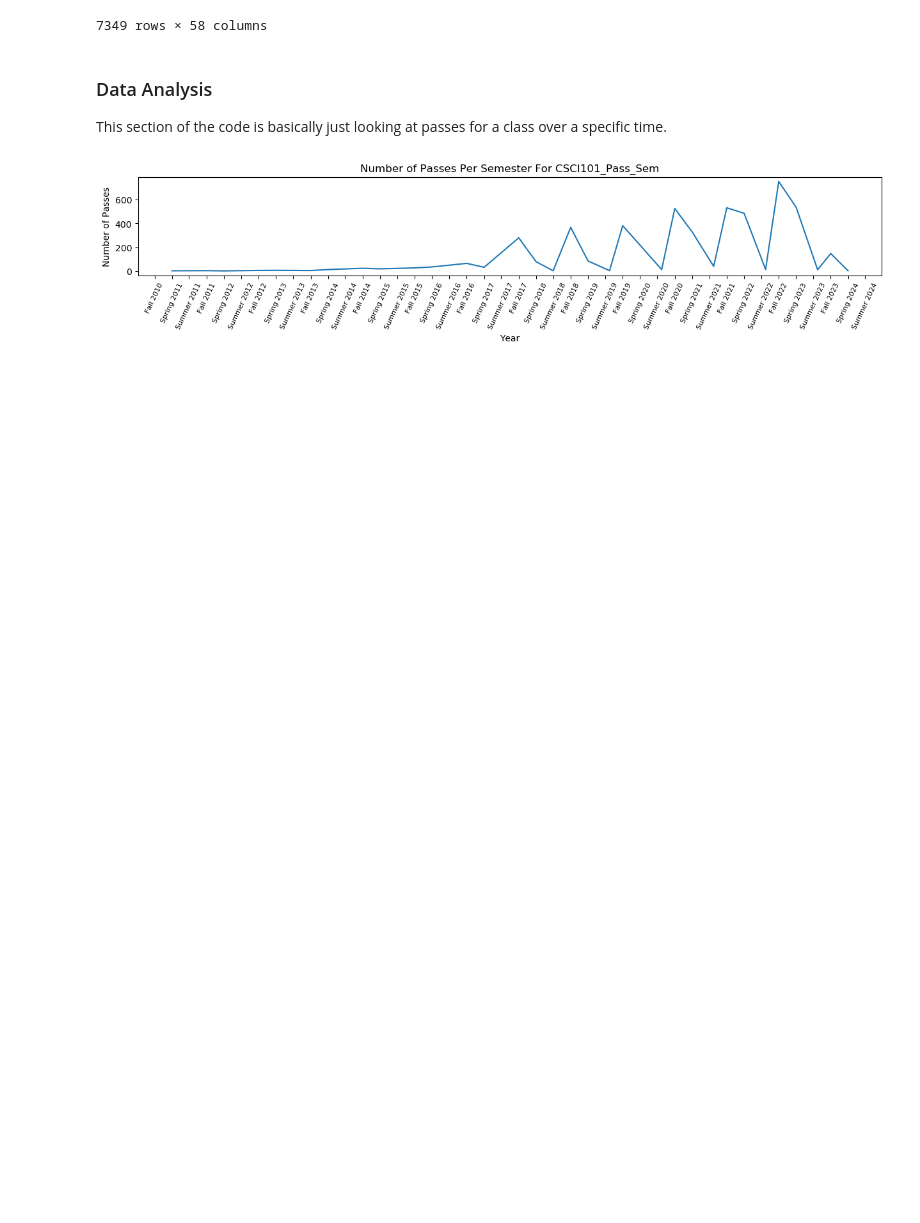
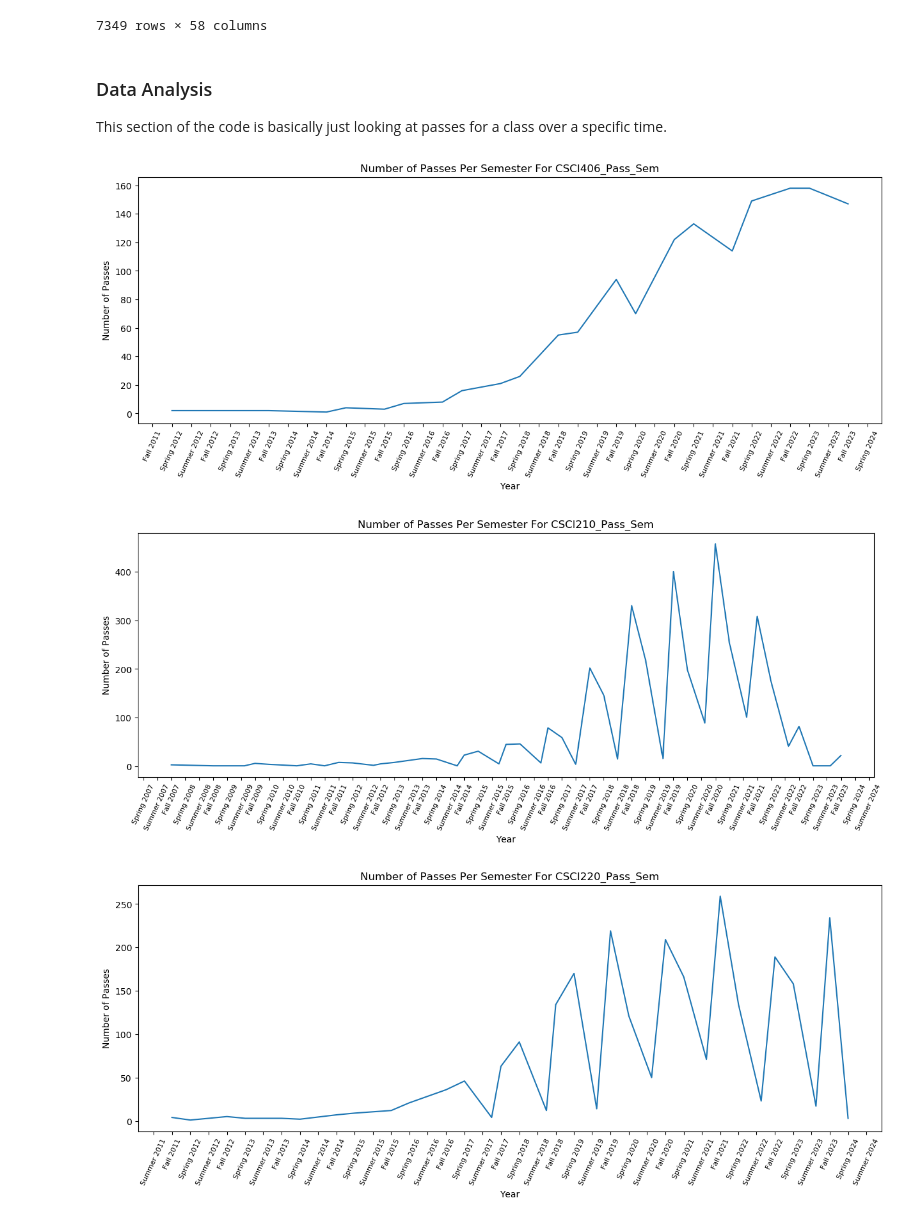
Before and after one commit to MehmetOzaslan/Network-Science-Project, a Jupyter notebook: data-exploration_csci220.ipynb, the cells around one changed output. Cells and saved outputs as stored; diff of their text form; code cells hidden in the pictures; blank space fills up the shorter version.

Commit message:
Graphed all necessary classes

```diff
--- a/data-exploration_csci220.ipynb
+++ b/data-exploration_csci220.ipynb
@@ -56,9 +56,17 @@ def merge_trans_classes(df):
 
     return df
 
+def merge_new_classes(df):
+    df["CSCI220_Pass_Sem"] = df["CSCI220_Pass_Sem"].combine_first(df["CSCI262_Pass_Sem"])
+    df["CSCI210_Pass_Sem"] = df["CSCI210_Pass_Sem"].combine_first(df["CSCI261_Pass_C_Sem"])
+    return df
+
+
+
 # Load the Excel file
 df = pd.read_excel('/home/lithium/Network-Science-Project/CS Course Enrollment Data 030824.xlsx')
 df = merge_trans_classes(df)
+df = merge_new_classes(df)
 
 # Get all the semester columns.
 semester_cols = df.columns[3:-2]
@@ -100,38 +108,47 @@ def get_class_data(class_name = 'CSCI406_Pass_Sem'):
 
 #Plot a single class.
 def plot_class(class_name):
-    fig, axis = plt.subplots(figsize=(15,2))
+    fig, axis = plt.subplots(figsize=(15,5))
     # fig.tight_layout(pad=10)
     class_data = get_class_data(class_name)
     ax_obj = axis
 
 
     def custom_formatter(x, pos):
         date = pl.num2date(x)
         month = date.month
         if month < 5:
             semester = "Spring"
         elif month >= 5 and month < 8:
             semester = "Summer"
         elif month >= 8 :
             semester = "Fall"
 
 
         return f"{semester} {date.year}"
 
     ax_obj.xaxis.set_major_locator(matplotlib.dates.MonthLocator(bymonth=(1,5,9)))
     ax_obj.xaxis.set_major_formatter(ticker.FuncFormatter(custom_formatter))
     ax_obj.tick_params(axis='x', labelsize=8)
 
     # Plotting
     ax_obj.plot(class_data)
     ax_obj.set_title(f'Number of Passes Per Semester For {class_name}')
     ax_obj.set_xlabel('Year')
     ax_obj.set_ylabel('Number of Passes')
     ax_obj.tick_params(axis='x', rotation=65)
 
     plt.show()
 
-plot_class("CSCI101_Pass_Sem")
+#One line for actual registration
+#one line for capacity over time.
+
+
+
+
+for col in ["CSCI406_Pass_Sem", "CSCI210_Pass_Sem","CSCI220_Pass_Sem","CSCI306_Pass_Sem","CSCI341_Pass_Sem","CSCI358_Pass_Sem", "CSCI400_Pass_Sem","CSCI406_Pass_Sem","CSCI442_Pass_Sem"]:
+    plot_class(col)
 # %% [output]
-[figure, old version]
+[figure, new version]
+[figure, added]
+[figure, added]
```
Also changed, not shown: parts of 2 cells of this notebook.
